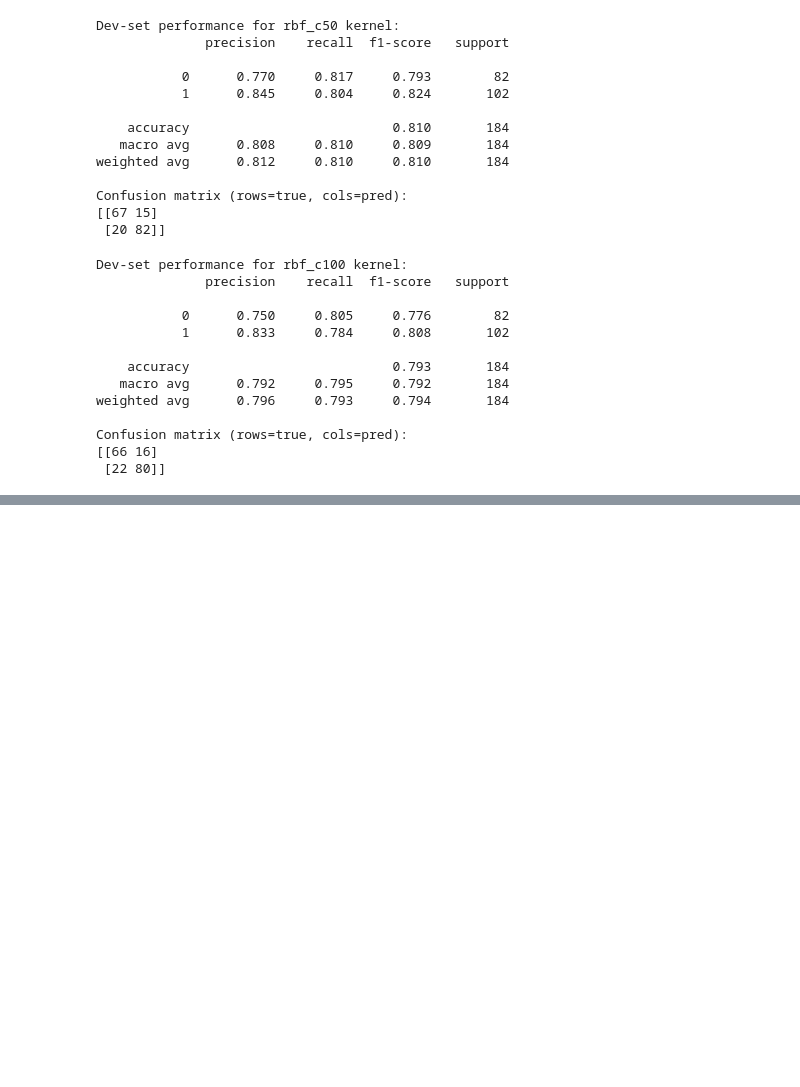
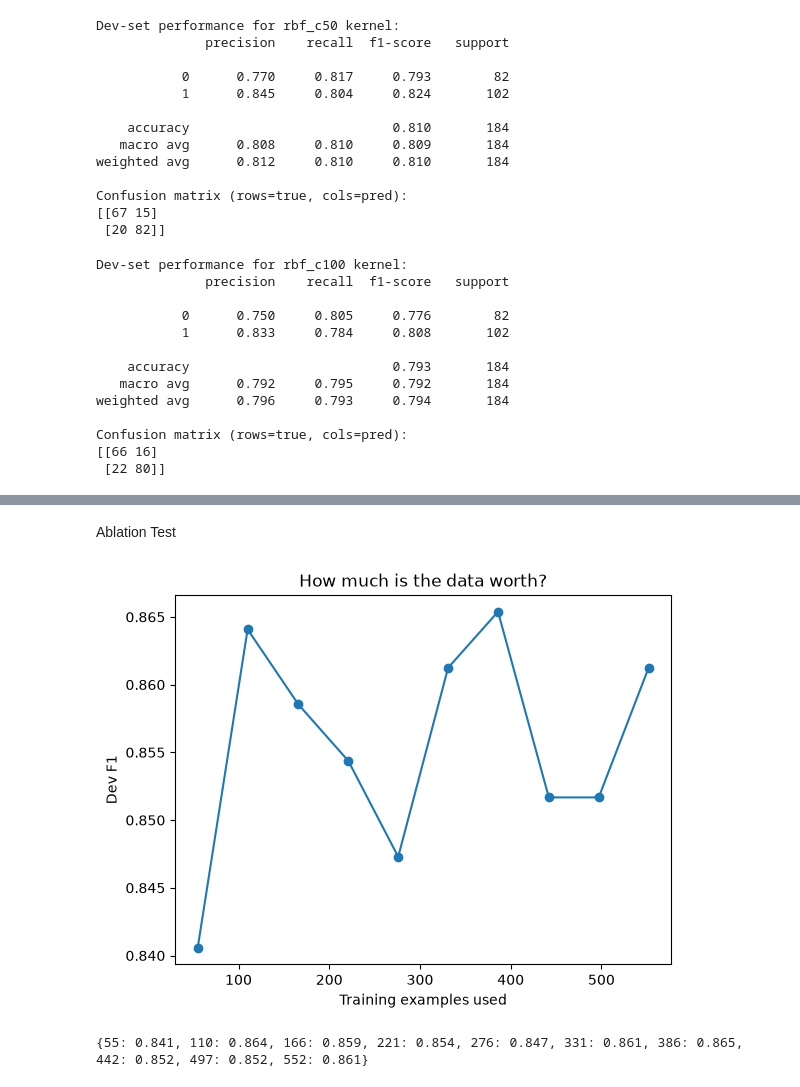
Before and after one commit to bradm1814/ai-masters-workspace, a Jupyter notebook: ARI-510-Machine-Learning/Assignment 1/assignment_1.ipynb, the cells around one changed output, grey strips where cells are left out. Cells and saved outputs as stored; diff of their text form; code cells hidden in the pictures; blank space fills up the shorter version.

```diff
--- a/ARI-510-Machine-Learning/Assignment 1/assignment_1.ipynb
+++ b/ARI-510-Machine-Learning/Assignment 1/assignment_1.ipynb
@@ -1060,0 +1104,25 @@ Confusion matrix (rows=true, cols=pred):
+# %% [markdown]
+Ablation Test
+# %%
+import matplotlib.pyplot as plt
+from sklearn.metrics import f1_score
+
+fractions = [.1, .2,.3,.4,.5,.6,.7,.8,.9,1]
+sizes, scores = [], []
+for frac in fractions:
+    X_sub = X_train.sample(frac=frac, random_state=0)
+    y_sub = y_train.loc[X_sub.index]
+    model = Pipeline([('scale', StandardScaler()),
+                      ('knn', svm.SVC(kernel="rbf"))]).fit(X_sub, y_sub)
+    sizes.append(len(X_sub))
+    scores.append(f1_score(y_dev, model.predict(X_dev)))
+
+plt.plot(sizes, scores, marker='o')
+plt.xlabel('Training examples used')
+plt.ylabel('Dev F1')
+plt.title('How much is the data worth?')
+plt.show()
+print(dict(zip(sizes, [round(s, 3) for s in scores])))
+# %% [output]
+[figure, added]
+{55: 0.841, 110: 0.864, 166: 0.859, 221: 0.854, 276: 0.847, 331: 0.861, 386: 0.865, 442: 0.852, 497: 0.852, 552: 0.861}
```
Also changed, not shown: parts of 2 cells of this notebook, 2 other files.
